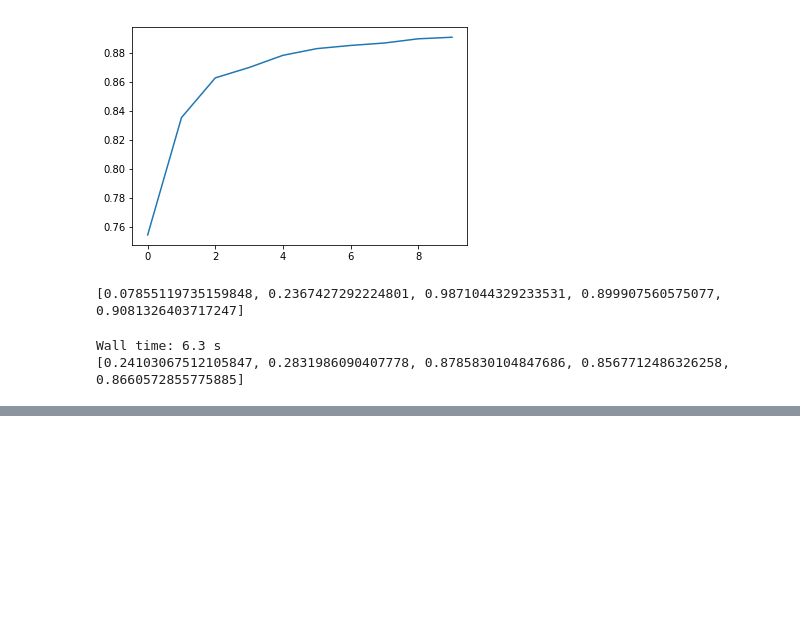
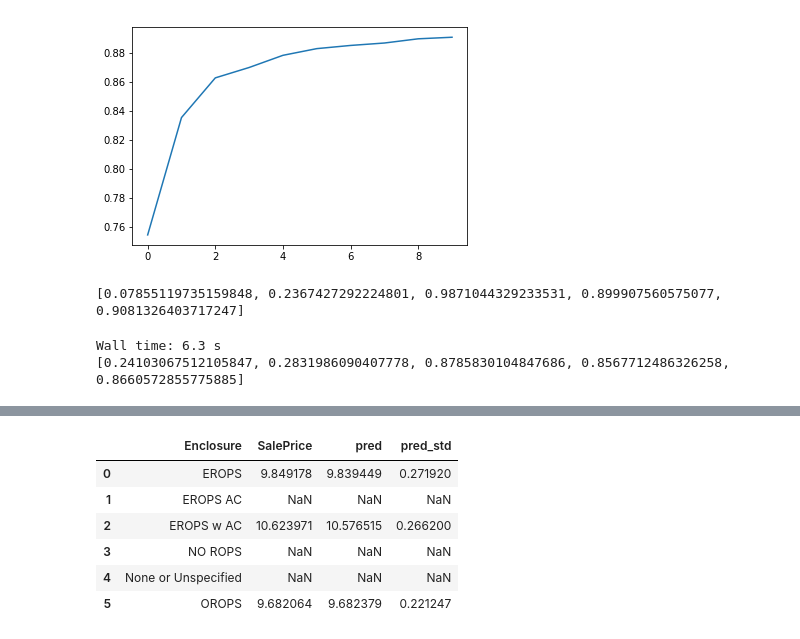
Before and after one commit to ammarshaikh123/Projects-on-Machine-Learning, a Jupyter notebook: Rf- fast.ai.ipynb, the cells around one changed output, grey strips where cells are left out. Saved outputs shown, nothing was run; the diff lists cells and outputs as text; code cells hidden in the pictures; blank space fills up the shorter version.

```diff
--- a/Rf- fast.ai.ipynb
+++ b/Rf- fast.ai.ipynb
@@ -342,0 +412,12 @@ print_score(m)
+# %%
+flds = ['Enclosure', 'SalePrice', 'pred', 'pred_std']
+enc_summ = x[flds].groupby('Enclosure', as_index=False).mean()
+enc_summ
+# %% [output]
+|  | Enclosure | SalePrice | pred | pred_std |
+| 0 | EROPS | 9.849178 | 9.839449 | 0.271920 |
+| 1 | EROPS AC | NaN | NaN | NaN |
+| 2 | EROPS w AC | 10.623971 | 10.576515 | 0.266200 |
+| 3 | NO ROPS | NaN | NaN | NaN |
+| 4 | None or Unspecified | NaN | NaN | NaN |
+| 5 | OROPS | 9.682064 | 9.682379 | 0.221247 |
```
Also changed, not shown: parts of 15 cells of this notebook.
